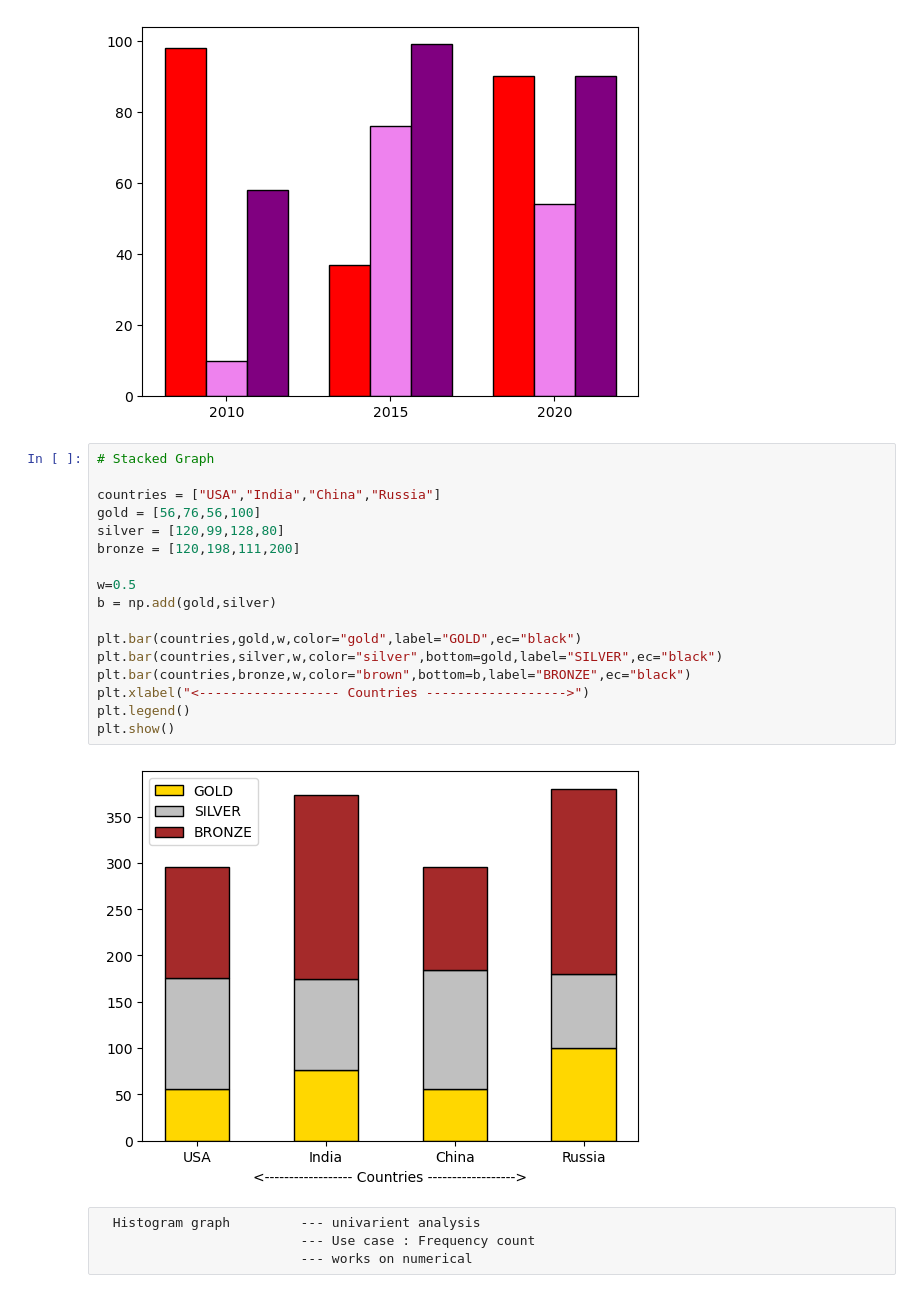
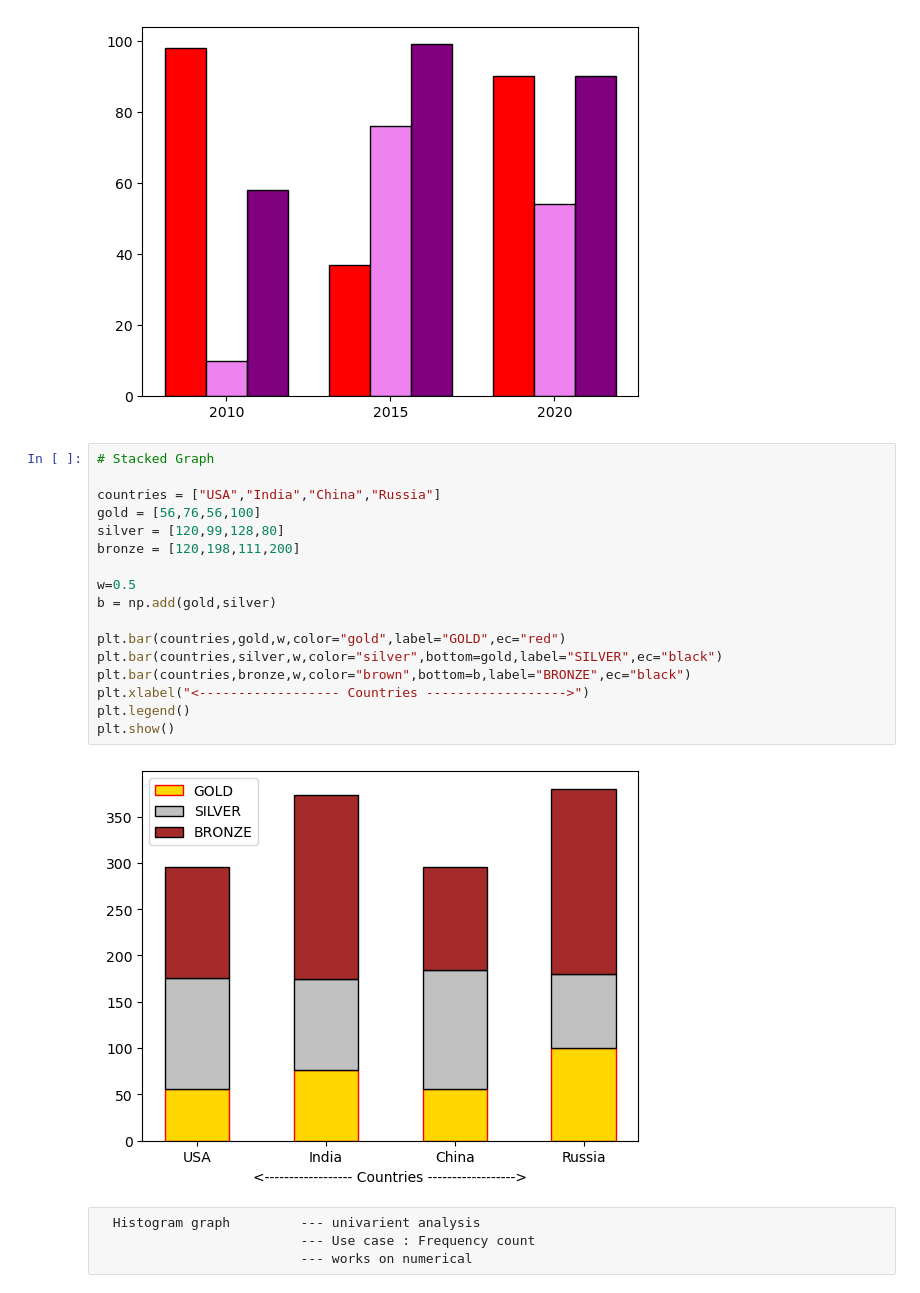
Before and after one commit to tusharshukla34/Advance-Python, a Jupyter notebook: Matplot Lib Code/Matplot starts.ipynb, the cells around one changed output. Cells and saved outputs as stored; diff of their text form.

```diff
--- a/Matplot Lib Code/Matplot starts.ipynb
+++ b/Matplot Lib Code/Matplot starts.ipynb
@@ -300,22 +300,22 @@ plt.show()
 # %%
 # Stacked Graph
 
 countries = ["USA","India","China","Russia"]
 gold = [56,76,56,100]
 silver = [120,99,128,80]
 bronze = [120,198,111,200]
 
 w=0.5
 b = np.add(gold,silver)
 
-plt.bar(countries,gold,w,color="gold",label="GOLD",ec="black")
+plt.bar(countries,gold,w,color="gold",label="GOLD",ec="red")
 plt.bar(countries,silver,w,color="silver",bottom=gold,label="SILVER",ec="black")
 plt.bar(countries,bronze,w,color="brown",bottom=b,label="BRONZE",ec="black")
 plt.xlabel("<------------------ Countries ------------------>")
 plt.legend()
 plt.show()
 # %% [output]
-[figure, old version]
+[figure, new version]
 # %% [raw]
   Histogram graph         --- univarient analysis
                           --- Use case : Frequency count
```
Also changed, not shown: parts of 2 cells of this notebook.
